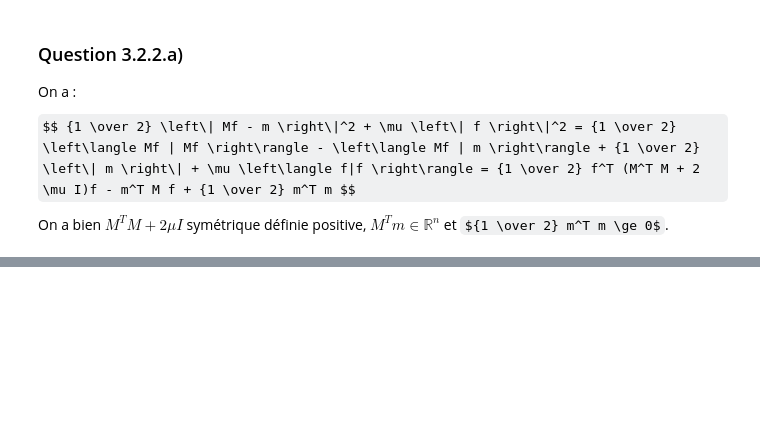
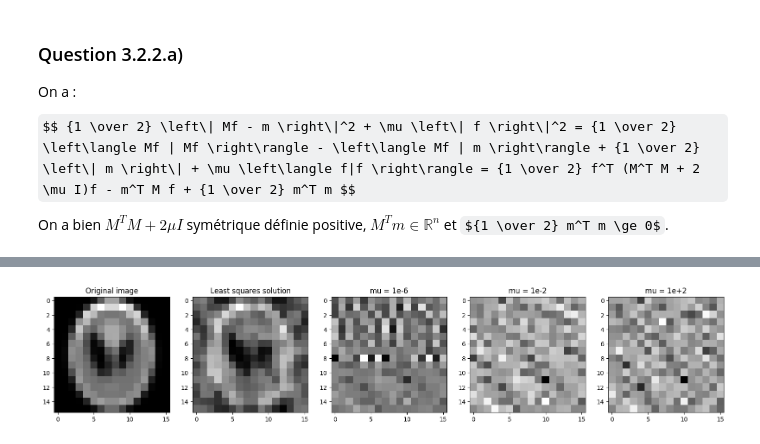
Before and after one commit to VDeumier/Projet_UE11, a Jupyter notebook: projet-opti-ts/X-Ray Tomography.ipynb, the cells around one changed output, grey strips where cells are left out. Cells and saved outputs as stored; diff of their text form; code cells hidden in the pictures; some formulas as TeX source; blank space fills up the shorter version.

```diff
--- a/projet-opti-ts/X-Ray Tomography.ipynb
+++ b/projet-opti-ts/X-Ray Tomography.ipynb
@@ -243,9 +244,9 @@ $$ f^* = A^T (AA^T)^{-1} b $$
 from numpy.linalg import lstsq
 from utils import Sensor
 
-sensor = Sensor(16,10)
+sensor = Sensor(16,100)
 F, M = sensor.get_measurement_matrix()
-b = np.array([i for i in range(10)])
+b = np.array([i for i in range(100)])
 x = lstsq(M, b, rcond=-1)[0]
 print(x)
 
@@ -312,0 +326,37 @@ On a bien $ M^T M + 2 \mu I $ symétrique définie positive, $M^T m \in \mathbb{
+# %%
+# Question 3.2.2.c)
+
+image_16 = shepp_logan_phantom()
+image_16 = resize(image, (16, 16), anti_aliasing=True)
+
+# Solution moindres carrés
+
+TF = np.dot(F, image_16.ravel())
+m0 = np.zeros(256, dtype=np.complex128)
+m0[sensor.indices] = TF[sensor.indices]
+
+f_sol1 = np.dot(np.linalg.inv(F), m0).real.reshape(16, 16)
+
+# Solution moindres carrés régularisés
+
+m = m0[sensor.indices]
+
+def regularized_least_squares(mu):
+    Q = np.dot(np.transpose(M), M) + 2*mu*np.identity(256)
+    return np.dot(np.dot(np.linalg.inv(Q), np.transpose(M)), m).real.reshape(16, 16)
+
+fig, (ax1, ax2, ax3, ax4, ax5) = plt.subplots(1, 5, figsize=(20, 4))
+ax1.imshow(image_16, cmap='gray')
+ax1.set_title('Original image')
+ax2.imshow(f_sol1, cmap='gray')
+ax2.set_title('Least squares solution')
+ax3.imshow(regularized_least_squares(10**-6), cmap='gray')
+ax3.set_title('mu = 1e-6')
+ax4.imshow(regularized_least_squares(10**-2), cmap='gray')
+ax4.set_title('mu = 1e-2')
+ax5.imshow(regularized_least_squares(10**2), cmap='gray')
+ax5.set_title('mu = 1e+2')
+
+plt.show()
+# %% [output]
+[figure, added]
```
Also changed, not shown: parts of 5 cells of this notebook.
